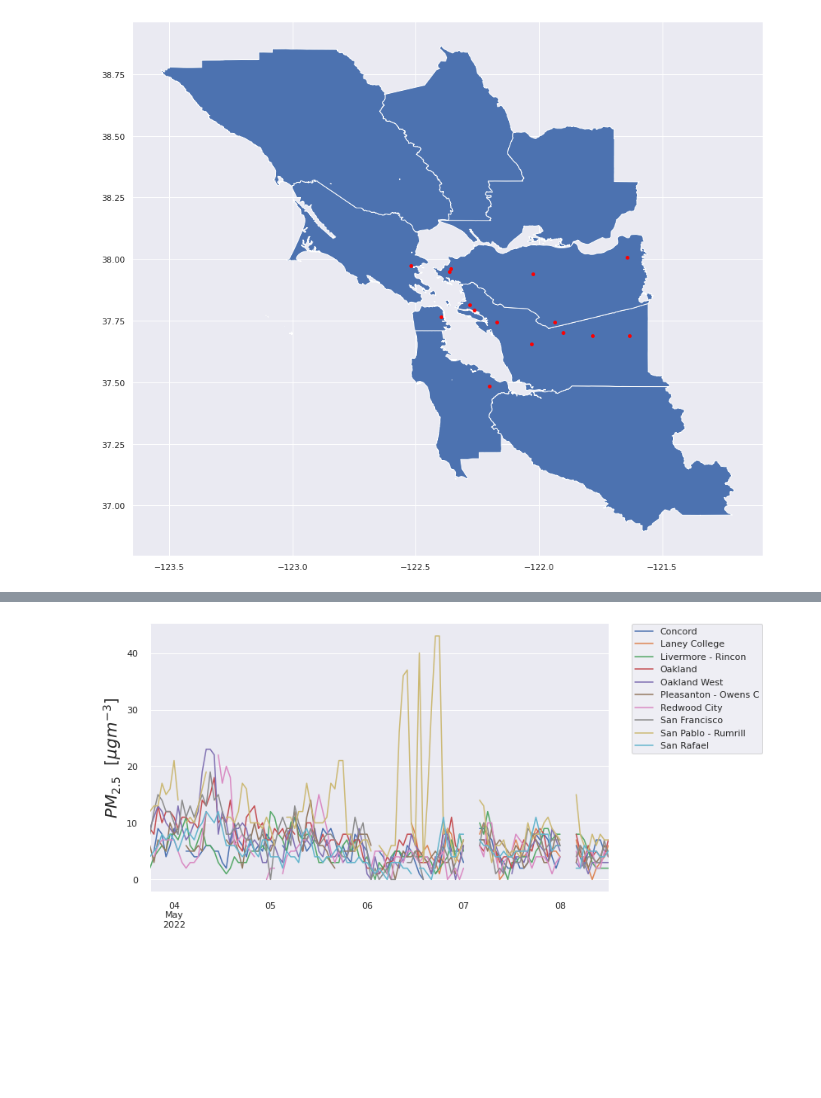
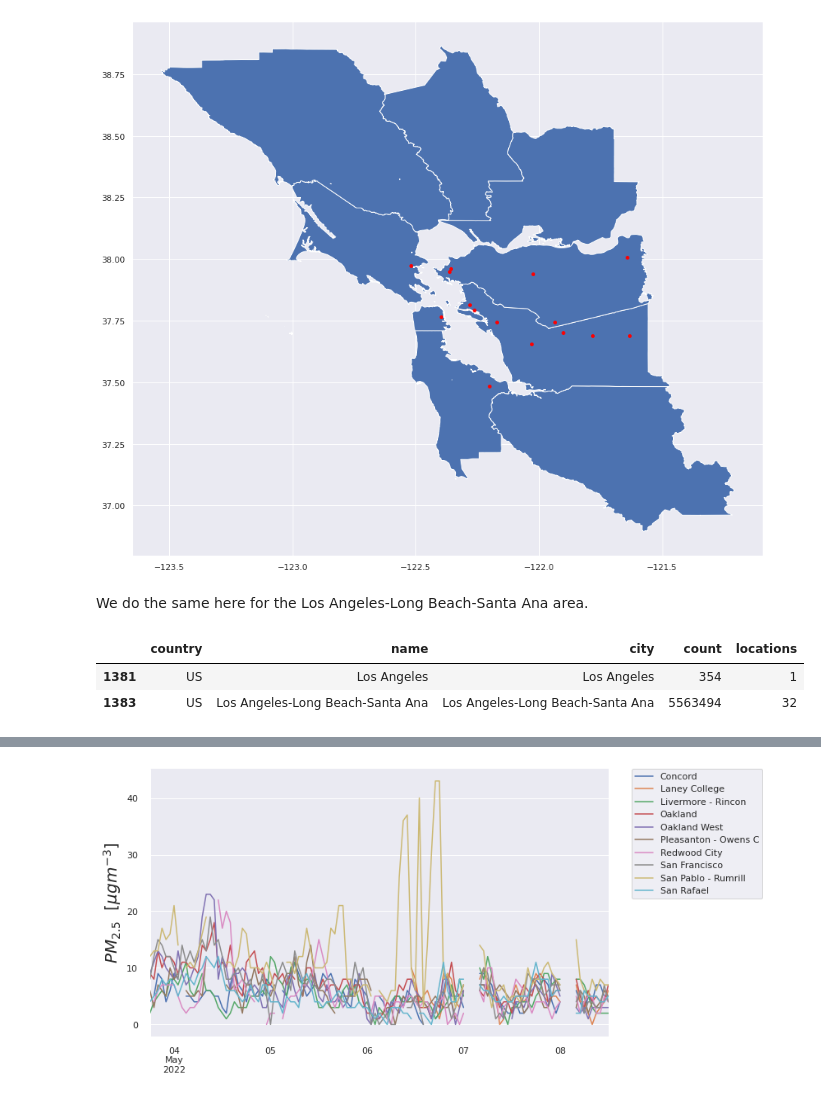
Before and after one commit to UCB-stat-159-s22/hw07-group13, a Jupyter notebook: ExplorationAndVisualization.ipynb, the cells around one changed output, grey strips where cells are left out. Cells and saved outputs as stored; diff of their text form; code cells hidden in the pictures; blank space fills up the shorter version.

```diff
--- a/ExplorationAndVisualization.ipynb
+++ b/ExplorationAndVisualization.ipynb
@@ -50,3 +56,11 @@ gdf.plot(ax=world.plot(figsize=(15, 15)), marker='o', color='red', markersize=15
 # %% [output]
 <AxesSubplot:>
 [figure]
+# %% [markdown]
+We do the same here for the Los Angeles-Long Beach-Santa Ana area.
+# %%
+resp.query('city.str.contains("Los Angeles") and country.str.contains("US")', engine='python')
+# %% [output]
+|  | country | name | city | count | locations |
+| 1381 | US | Los Angeles | Los Angeles | 354 | 1 |
+| 1383 | US | Los Angeles-Long Beach-Santa Ana | Los Angeles-Long Beach-Santa Ana | 5563494 | 32 |
```
Also changed, not shown: parts of 9 cells of this notebook.
